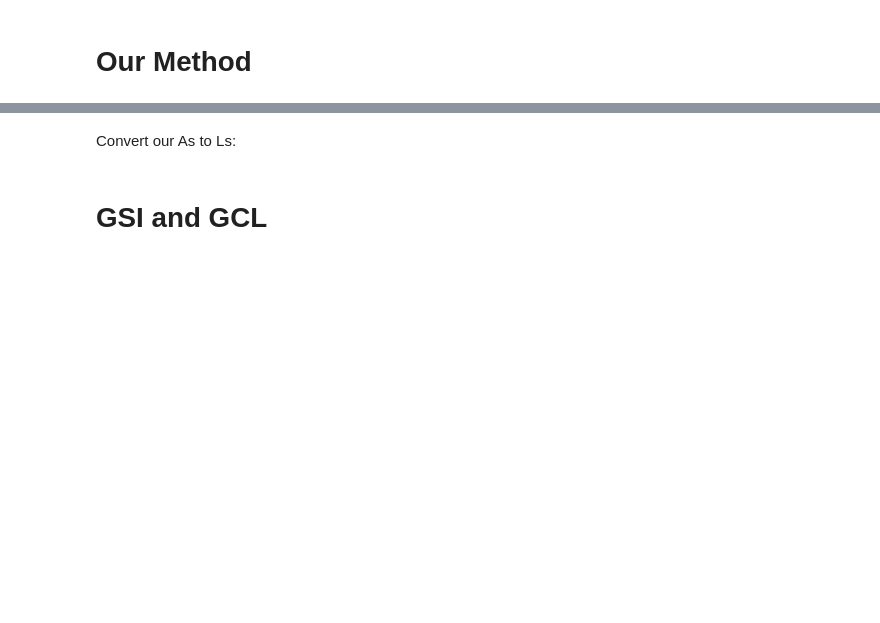
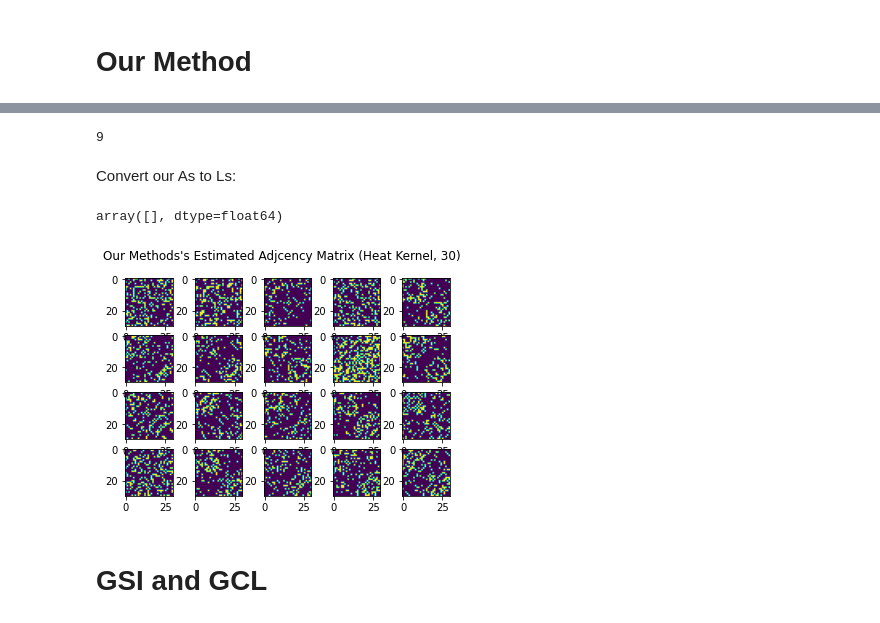
Before and after one commit to mattminder/FiGLearn, a Jupyter notebook: examples/simulations.ipynb, the cells around one changed output, grey strips where cells are left out. Cells and saved outputs as stored; diff of their text form; code cells hidden in the pictures; blank space fills up the shorter version.

```diff
--- a/examples/simulations.ipynb
+++ b/examples/simulations.ipynb
@@ -241,4 +246,4 @@ def impute_with_our_method(samples_dict, imputer, verbose=True):
 # %%
 #our_results.keys()
 # %%
-our_As_dict = from_pickle('/SCRATCH2/farsijan/graph_learning/GSI/data/res_our_final.pkl') # load results
+our_As_dict = from_pickle('/SCRATCH2/farsijan/graph_learning/GSI/data/res_our_final_As.pkl') # load results
@@ -249,9 +250,32 @@ plot_data(our_As_dict['Ls_30_heatkernel_our'], 'Our Methods\'s Estimated Adjcenc
+# %%
+G_test_high_our = nx.from_numpy_matrix(np.asarray(our_As_dict['As_30_highkernel_our'][1]))
+L_test_high_our= nx.laplacian_matrix(G_test_high_our).todense()
+evals_high_our, _ = np.linalg.eig(L_test_high_our)
+evals_high_our
+len(our_As_dict.keys())
+# %% [output]
+9
 # %% [markdown]
 Convert our As to Ls:
-# %%
-our_Ls_dict = {}
-for k,v in our_As_dict.items():
-    our_Ls_dict[k] = hel.A_to_L(np.asarray(our_As_dict[k]))
+# %%
+our_Ls_dict = {}
+for k,v in our_As_dict.items():
+    l = []
+    for i in range(len(our_As_dict[k])):
+        G_from_As = nx.from_numpy_matrix(np.asarray(our_As_dict[k][i]))
+        l.append(nx.laplacian_matrix(G_from_As).todense())
+    s = k.split('_')
+    our_Ls_dict['Ls_' + s[1] + '_' + s[2] + '_' + s[3]] = l
+# %%
+# Test eigenvalues are not negative
+evals_test, _ = np.linalg.eig(our_Ls_dict['Ls_30_highkernel_our'][1])
+evals_test[evals_test<0]
+# %% [output]
+array([], dtype=float64)
+# %%
+plot_data(our_As_dict['As_30_heatkernel_our'], 'Our Methods\'s Estimated Adjcency Matrix (Heat Kernel, 30)')
+# %% [output]
+[figure, added]
 # %% [markdown]
 # GSI and GCL
 # %% [markdown]
```
Also changed, not shown: parts of 35 cells of this notebook.
